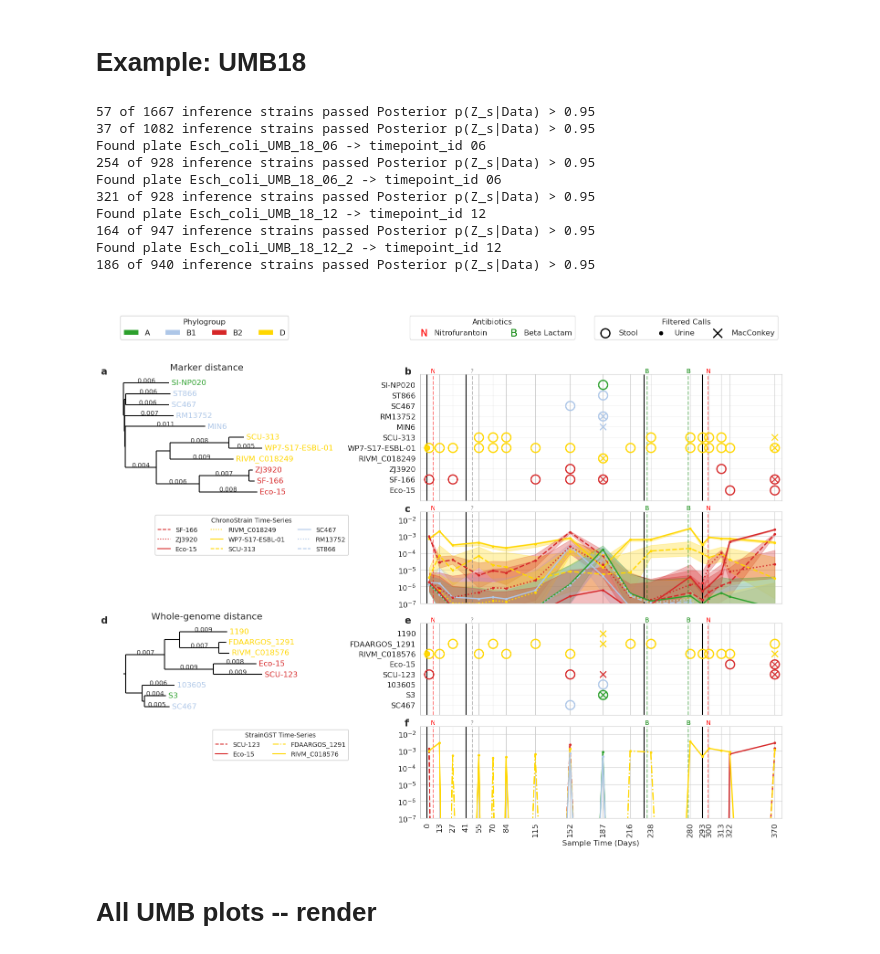
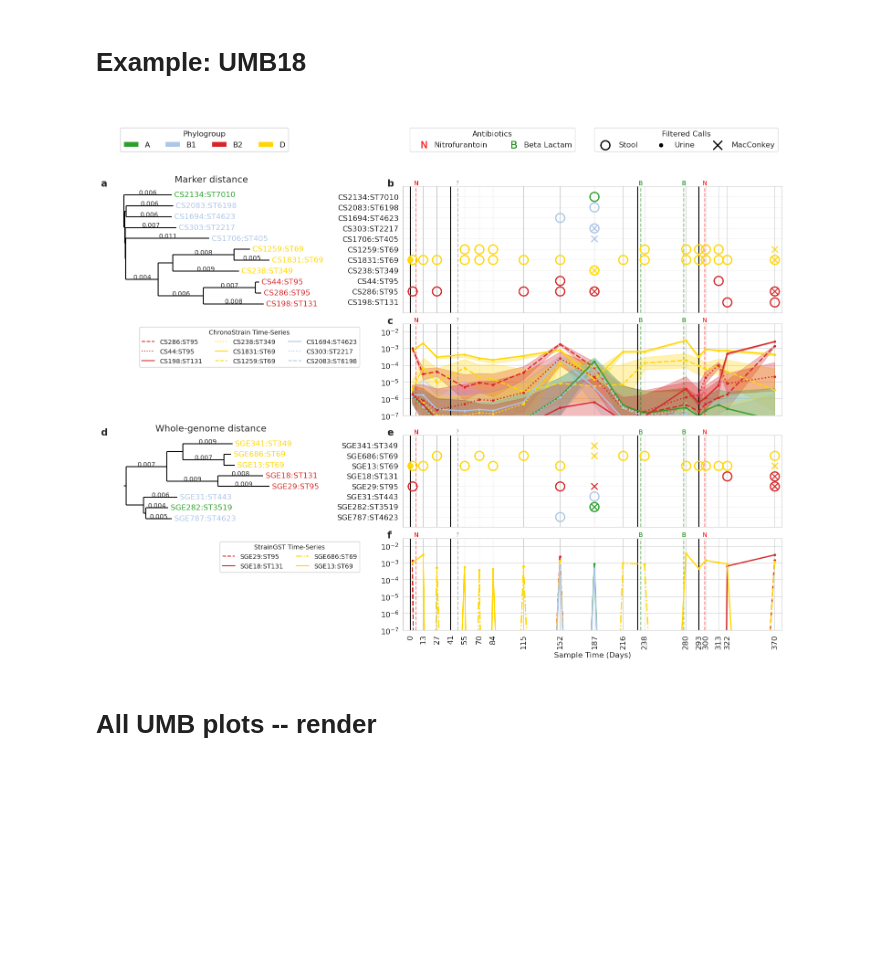
Before and after one commit to gibsonlab/chronostrain, a Jupyter notebook: examples/umb/notebooks/timeseries_plots.ipynb, the cells around one changed output. Drawn from its saved outputs; the diff is of its cells as text; code cells hidden in the pictures; blank space fills up the shorter version.

```diff
--- a/examples/umb/notebooks/timeseries_plots.ipynb
+++ b/examples/umb/notebooks/timeseries_plots.ipynb
@@ -138,0 +174,17 @@ UMB entry `UMB_24_03_2` reported species `flexneri` (accession=NZ_CP055170.1). S
+# %%
+# ======================================= Parsing
+umb_entries = parse_umb_entries(
+    straingst_output_basedir=Path("/data/cctm/youn/umb"),
+    entries_csv_path=Path().resolve().parent / 'files' / 'umb_samples.csv'
+)
+umb_dates_df = retrieve_patient_dates(umb_entries)
+straingst_df = straingst_dataframe(
+    umb_entries,
+    Path("/mnt/e/ecoli_db/phylogeny/ClermonTyping/umb_phylogroups_complete.txt")
+)
+
+
+strainge_cluster_names = assign_strainge_cluster_names("/mnt/e/ecoli_db/strainge_files/clusters.tsv")
+print("Loaded {} cluster names. Example: {}".format(
+    len(strainge_cluster_names), next(iter(strainge_cluster_names.values()))
+))
@@ -291,7 +352,8 @@ def plot_umb(
         abx_palette=abx_colors,
         abx_label=abx_acronym,
         uti_df=load_uti_df(umb_id),
-        sample_df=load_sample_df(umb_id)
+        sample_df=load_sample_df(umb_id),
+        mlst_df=mlst_df,
     )
 
     sb.set_style("whitegrid")
@@ -374,7 +436,7 @@ def plot_umb(
     marker_tree = Phylo.read(str("/mnt/e/ecoli_db/phylogeny/tree/tree.nwk"), "newick")
     marker_tree.ladderize()
     tree_ax = fig.add_subplot(gs[1, 0])
-    x_posns, y_posns = plotter.plot_tree(
+    x_posns, y_posns, chronostrain_names = plotter.plot_tree(
         ax=tree_ax,
         tree=marker_tree
     )
@@ -411,7 +473,9 @@ def plot_umb(
         tree_ax2 = fig.add_subplot(gs[3, 0])
         mash_tree = Phylo.read(str("/mnt/e/ecoli_db/phylogeny/tree/mash_tree.nwk"), "newick")
         mash_tree.ladderize()
-        _, straingst_y_posns = plot_tree(straingst_res_umb, phylo_colors, tree_ax2, mash_tree)
+        _, straingst_y_posns, straingst_names = plot_tree(
+            straingst_res_umb, mlst_df, strainge_cluster_names, phylo_colors, tree_ax2, mash_tree
+        )
         tree_ax2.set_title("Whole-genome distance")
         straingst_y_ordering = [(clade.name, y_pos) for clade, y_pos in straingst_y_posns.items() if clade.is_terminal()]
         straingst_y_ordering = sorted(straingst_y_ordering, key=lambda p: p[1])
@@ -424,6 +488,8 @@ def plot_umb(
         if scatterplot_n_taxa_straingst > 0:
             plot_clade_presence(
                 straingst_res_umb,
+                mlst_df,
+                strainge_cluster_names,
                 umb_dates_df.loc[umb_dates_df['Patient'] == umb_id],
                 phylo_colors,
                 clade_ax2,
@@ -446,6 +512,8 @@ def plot_umb(
         abund_ax2.sharex(abund_ax)
         timeseries_axes.append(abund_ax2)
         fig_axes += [tree_ax2, clade_ax2, abund_ax2]
+    else:
+        straingst_names = {}
 
     # ================== Xtick transform integers to dates.
     # plotter.set_xtick_dates(timeseries_axes[-1], show_t=False)
@@ -474,7 +542,7 @@ def plot_umb(
             plotter.plot_infections(ax)
         except np.linalg.LinAlgError:
             print("Encountered singularity while plotting Infection vertical lines. Does a plot have height zero?")
-    return fig, gs
+    return fig, gs, chronostrain_names, straingst_names
 # %% [markdown]
 # Example: UMB18
 # %%
@@ -510,7 +578,7 @@ custom_linestyles_yellow_straingst = {
     'NZ_CP068806.1': {'linestyle': 'solid'},  # RIVM_C018576
 }
 
-fig, gs = plot_umb(
+fig, gs, chronostrain_names, strainge_names = plot_umb(
     umb_id, base_dir, seed=31415, result_cache=res_cache, width=15.0, abund_lb=0.05,
     include_straingst=True,
     chronostrain_strain_linestyles=custom_linestyles_red | custom_linestyles_yellow | custom_linestyles_lightblue,
@@ -518,53 +586,44 @@ fig, gs = plot_umb(
 )
 
 # =========== linestyle legend
-def render_linestyle_custom_legend(linestyle_dicts: List[Dict], style_ax, title):
+def render_linestyle_custom_legend(linestyle_dicts: List[Dict], style_ax, title, custom_names: Dict[str, str]):
     style_ax.axis('off')
     handles = []
     labels = []
     empty_legend_handle = matplotlib.lines.Line2D([], [], marker='None', linestyle='None')
 
     plt.rcParams.update({'font.size': 10})
     n_items_per = np.max([len(d) for d in linestyle_dicts])
     for custom_linestyles_category in linestyle_dicts:
         for s_id, s_style in custom_linestyles_category.items():
-            s_name = index_df.loc[index_df['Accession'] == s_id, 'Strain'].head(1).item()
+            # s_name = index_df.loc[index_df['Accession'] == s_id, 'Strain'].head(1).item()
+            s_name = custom_names[s_id]
             c = strain_colors[s_id]
             line = matplotlib.lines.Line2D([], [], color=c, **s_style)
             handles.append(line)
             labels.append(s_name)
         # Filler
         for _ in range(n_items_per - len(custom_linestyles_category)):
             handles.append(empty_legend_handle)
             labels.append("")
 
     style_legend = plt.legend(handles, labels, title=title, bbox_to_anchor=(1.3, 1.0), loc="upper right", ncol=len(linestyle_dicts))
     style_ax.add_artist(style_legend)
     plt.rcParams.update({'font.size': 12})
 
 
 style_ax1 = fig.add_subplot(gs[2, 0])
-render_linestyle_custom_legend([custom_linestyles_red, custom_linestyles_yellow, custom_linestyles_lightblue], style_ax1, title='ChronoStrain Time-Series')
+render_linestyle_custom_legend([custom_linestyles_red, custom_linestyles_yellow, custom_linestyles_lightblue], style_ax1, title='ChronoStrain Time-Series', custom_names=chronostrain_names)
 
 style_ax2 = fig.add_subplot(gs[4, 0])
-render_linestyle_custom_legend([custom_linestyles_red_straingst, custom_linestyles_yellow_straingst], style_ax2, title='StrainGST Time-Series')
+render_linestyle_custom_legend([custom_linestyles_red_straingst, custom_linestyles_yellow_straingst], style_ax2, title='StrainGST Time-Series', custom_names=strainge_names)
 
 # =========== save plot
 plot_dir = Path() / 'plots'
 plot_dir.mkdir(exist_ok=True)
 plt.savefig(plot_dir / f'{umb_id}_both_methods_annotated.pdf', transparent=True, bbox_inches='tight')
 # %% [output]
-57 of 1667 inference strains passed Posterior p(Z_s|Data) > 0.95
-37 of 1082 inference strains passed Posterior p(Z_s|Data) > 0.95
-Found plate Esch_coli_UMB_18_06 -> timepoint_id 06
-254 of 928 inference strains passed Posterior p(Z_s|Data) > 0.95
-Found plate Esch_coli_UMB_18_06_2 -> timepoint_id 06
-321 of 928 inference strains passed Posterior p(Z_s|Data) > 0.95
-Found plate Esch_coli_UMB_18_12 -> timepoint_id 12
-164 of 947 inference strains passed Posterior p(Z_s|Data) > 0.95
-Found plate Esch_coli_UMB_18_12_2 -> timepoint_id 12
-186 of 940 inference strains passed Posterior p(Z_s|Data) > 0.95
-[figure, old version]
+[figure, new version]
 # %% [markdown]
 # All UMB plots -- render
 # %%
```
Also changed, not shown: parts of 8 cells of this notebook, 7 other files.
